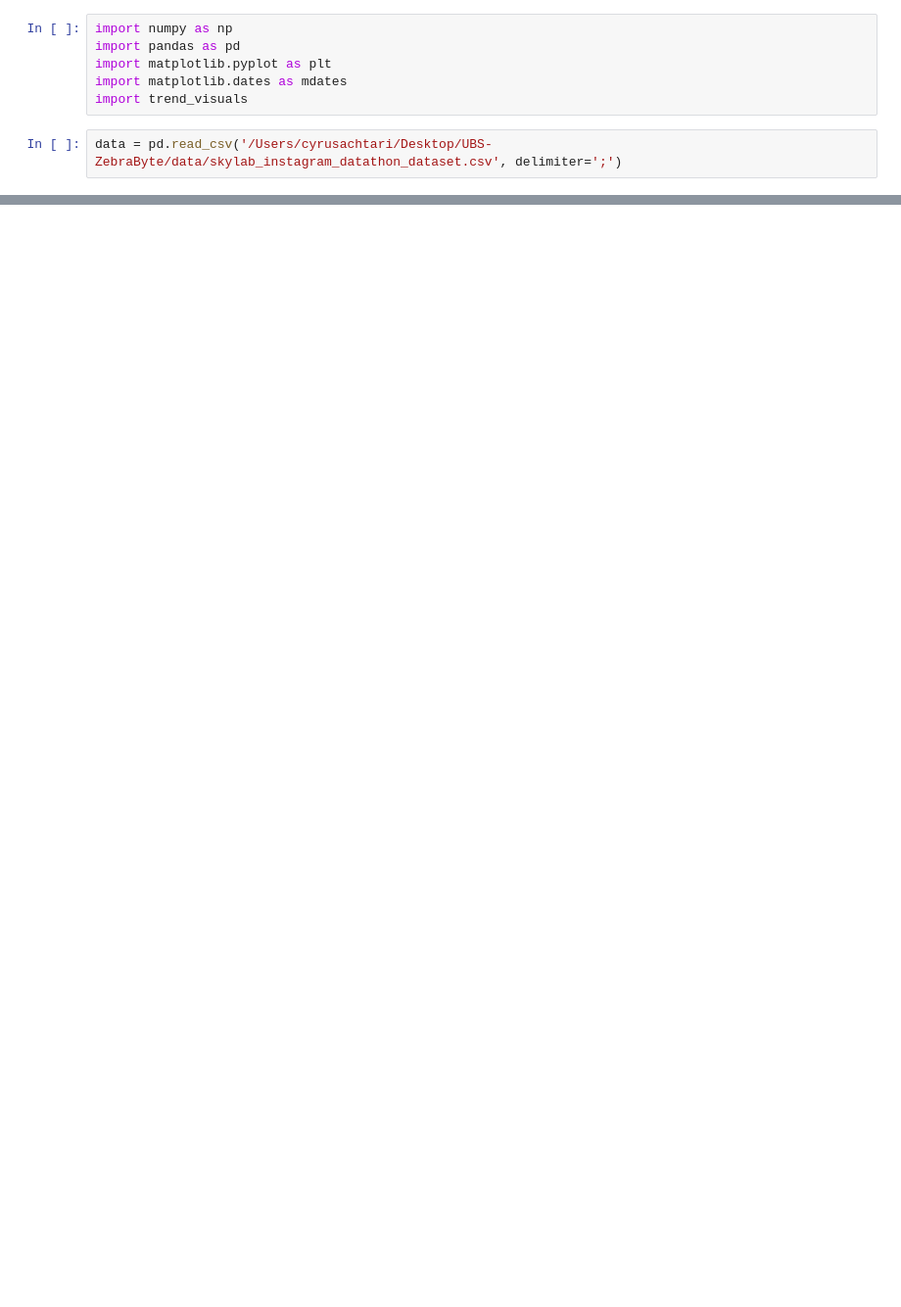
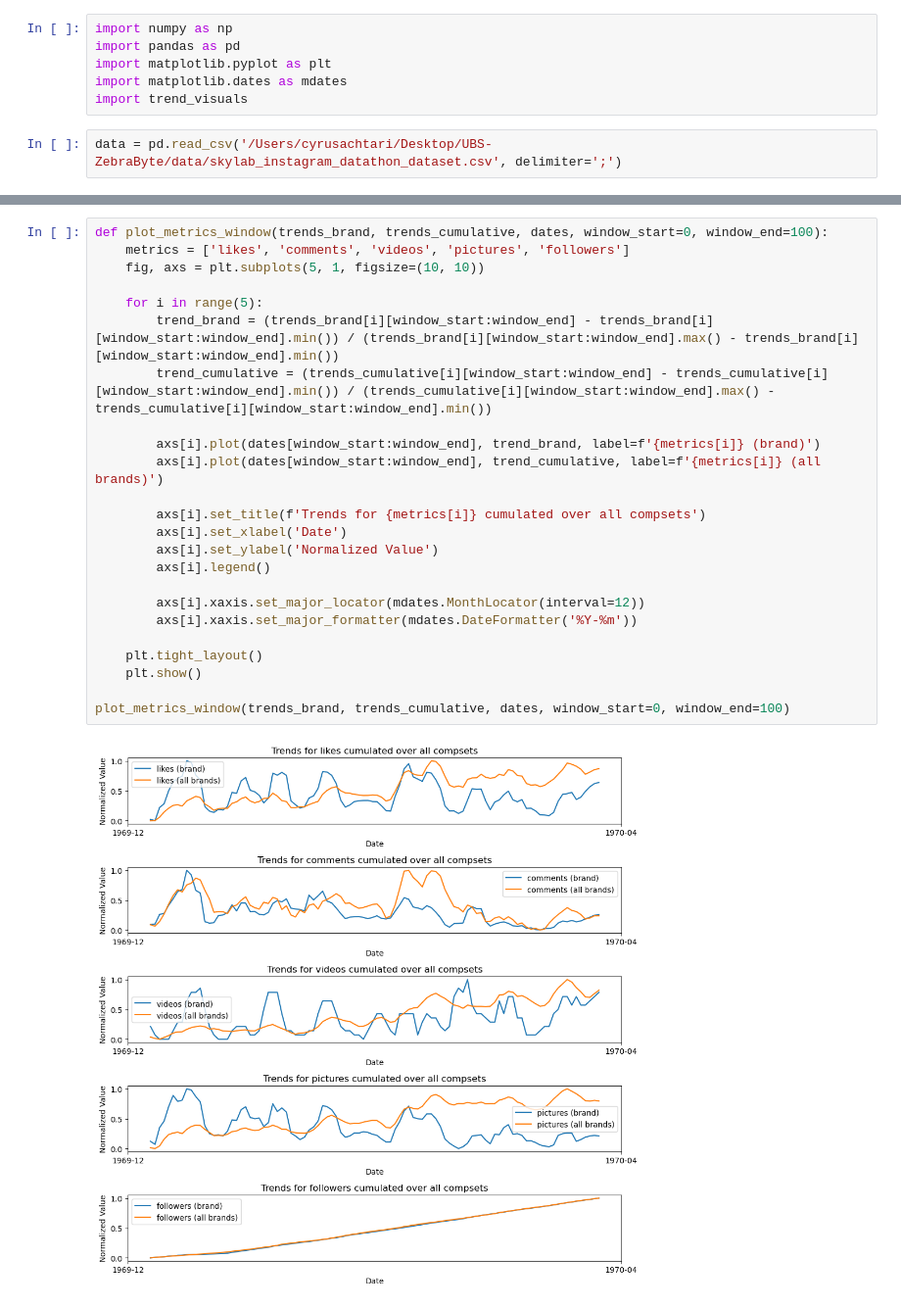
Before and after one commit to tanios13/UBS-ZebraByte, a Jupyter notebook: trend_visuals.ipynb, the cells around one changed output, grey strips where cells are left out. Shown at 98% size. Saved outputs shown, nothing was run; the diff lists cells and outputs as text; blank space fills up the shorter version.

```diff
--- a/trend_visuals.ipynb
+++ b/trend_visuals.ipynb
@@ -20,0 +19,26 @@ trend_visuals.plot_metrics_total_brand(trends_brand, trends_all_cumulative)
+# %%
+def plot_metrics_window(trends_brand, trends_cumulative, dates, window_start=0, window_end=100):
+    metrics = ['likes', 'comments', 'videos', 'pictures', 'followers']
+    fig, axs = plt.subplots(5, 1, figsize=(10, 10))
+
+    for i in range(5):
+        trend_brand = (trends_brand[i][window_start:window_end] - trends_brand[i][window_start:window_end].min()) / (trends_brand[i][window_start:window_end].max() - trends_brand[i][window_start:window_end].min())
+        trend_cumulative = (trends_cumulative[i][window_start:window_end] - trends_cumulative[i][window_start:window_end].min()) / (trends_cumulative[i][window_start:window_end].max() - trends_cumulative[i][window_start:window_end].min())
+
+        axs[i].plot(dates[window_start:window_end], trend_brand, label=f'{metrics[i]} (brand)')
+        axs[i].plot(dates[window_start:window_end], trend_cumulative, label=f'{metrics[i]} (all brands)')
+
+        axs[i].set_title(f'Trends for {metrics[i]} cumulated over all compsets')
+        axs[i].set_xlabel('Date')
+        axs[i].set_ylabel('Normalized Value')
+        axs[i].legend()
+
+        axs[i].xaxis.set_major_locator(mdates.MonthLocator(interval=12))
+        axs[i].xaxis.set_major_formatter(mdates.DateFormatter('%Y-%m'))
+
+    plt.tight_layout()
+    plt.show()
+
+plot_metrics_window(trends_brand, trends_cumulative, dates, window_start=0, window_end=100)
+# %% [output]
+[figure, added]
```
Also changed, not shown: parts of 5 cells of this notebook, 1 other file.
